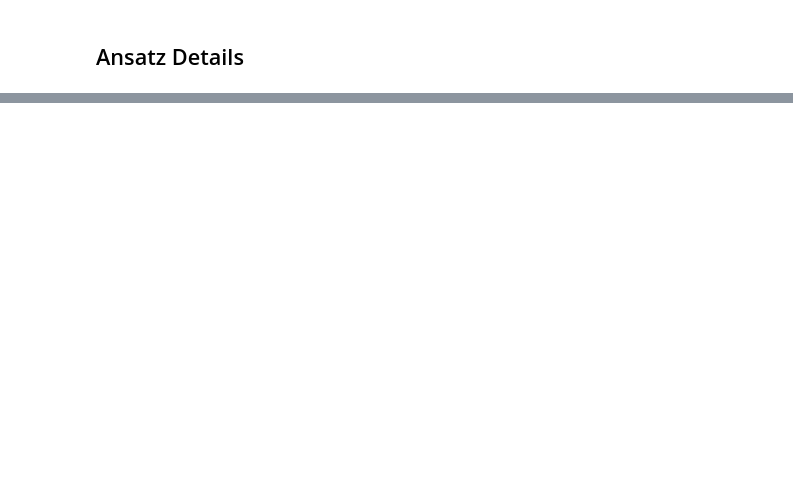
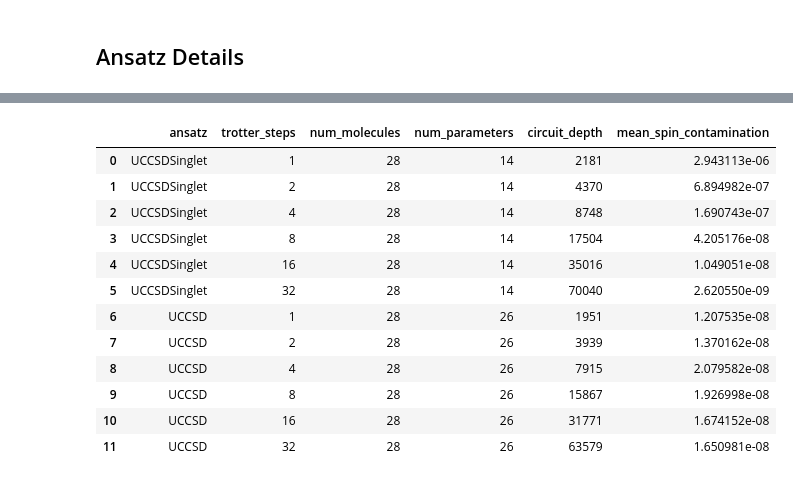
Before and after one commit to naythanyeo/qse-practical-analysis, a Jupyter notebook: notebooks/01_subspace_representability.ipynb, the cells around one changed output, grey strips where cells are left out. Saved outputs shown, nothing was run; the diff lists cells and outputs as text; code cells hidden in the pictures; blank space fills up the shorter version.

```diff
--- a/notebooks/01_subspace_representability.ipynb
+++ b/notebooks/01_subspace_representability.ipynb
@@ -385,0 +647,63 @@ Priority to get figures
+# %%
+"""
+Compare UCCSD and UCCSDSinglet effect of trotter steps
+Re run VQE from the canonical qibo molecule with different trotter steps
+"""
+active_space = "4e4o"
+trotter_ladder = (1, 2, 4, 8, 16, 32)
+trotter_ansatzes = {
+    "UCCSDSinglet": Ansatz_UCCSDSinglet,
+    "UCCSD": Ansatz_UCCSD,
+}
+
+trotter_spin_rows = []
+
+for molecule_name in MOLECULE_NAMES:
+    molecule = load_qibo_mol(molecule_name, active_space)
+
+    for ansatz_name, ansatz_function in trotter_ansatzes.items():
+        for trotter_steps in trotter_ladder:
+            ansatz = ansatz_function(molecule, trotter_steps=trotter_steps)
+            vqe_energy, _, final_circuit = ansatz.run_vqe(StateVectorProtocol(), method="L-BFGS-B", fast=True)
+            vqe_state = final_circuit().state()
+
+            trotter_spin_rows.append({
+                "molecule": molecule_name,
+                "active_space": active_space,
+                "ansatz": ansatz_name,
+                "trotter_steps": trotter_steps,
+                "num_parameters": len(ansatz.param_names),
+                "circuit_depth": final_circuit.depth,
+                "vqe_energy_Ha": float(vqe_energy),
+                "spin_contamination": get_vqe_spin_contamination(vqe_state, active_space),
+            })
+
+df_trotter_spin_results = pd.DataFrame(trotter_spin_rows)
+df_trotter_spin_mean = (
+    df_trotter_spin_results.groupby(["ansatz", "trotter_steps"], sort=False)
+    .agg(
+        num_molecules=("molecule", "nunique"),
+        num_parameters=("num_parameters", "first"),
+        circuit_depth=("circuit_depth", "first"),
+        mean_spin_contamination=("spin_contamination", "mean"),
+    )
+    .reset_index()
+)
+
+save_table(df_trotter_spin_results, "spin_contamination", "uccsd_trotter_spin_results_4e4o")
+save_table(df_trotter_spin_mean, "spin_contamination", "uccsd_trotter_spin_mean_4e4o")
+display(df_trotter_spin_mean)
+# %% [output]
+|  | ansatz | trotter_steps | num_molecules | num_parameters | circuit_depth | mean_spin_contamination |
+| 0 | UCCSDSinglet | 1 | 28 | 14 | 2181 | 2.943113e-06 |
+| 1 | UCCSDSinglet | 2 | 28 | 14 | 4370 | 6.894982e-07 |
+| 2 | UCCSDSinglet | 4 | 28 | 14 | 8748 | 1.690743e-07 |
+| 3 | UCCSDSinglet | 8 | 28 | 14 | 17504 | 4.205176e-08 |
+| 4 | UCCSDSinglet | 16 | 28 | 14 | 35016 | 1.049051e-08 |
+| 5 | UCCSDSinglet | 32 | 28 | 14 | 70040 | 2.620550e-09 |
+| 6 | UCCSD | 1 | 28 | 26 | 1951 | 1.207535e-08 |
+| 7 | UCCSD | 2 | 28 | 26 | 3939 | 1.370162e-08 |
+| 8 | UCCSD | 4 | 28 | 26 | 7915 | 2.079582e-08 |
+| 9 | UCCSD | 8 | 28 | 26 | 15867 | 1.926998e-08 |
+| 10 | UCCSD | 16 | 28 | 26 | 31771 | 1.674152e-08 |
+| 11 | UCCSD | 32 | 28 | 26 | 63579 | 1.650981e-08 |
```
Also changed, not shown: parts of 32 cells of this notebook, 4 other files.
